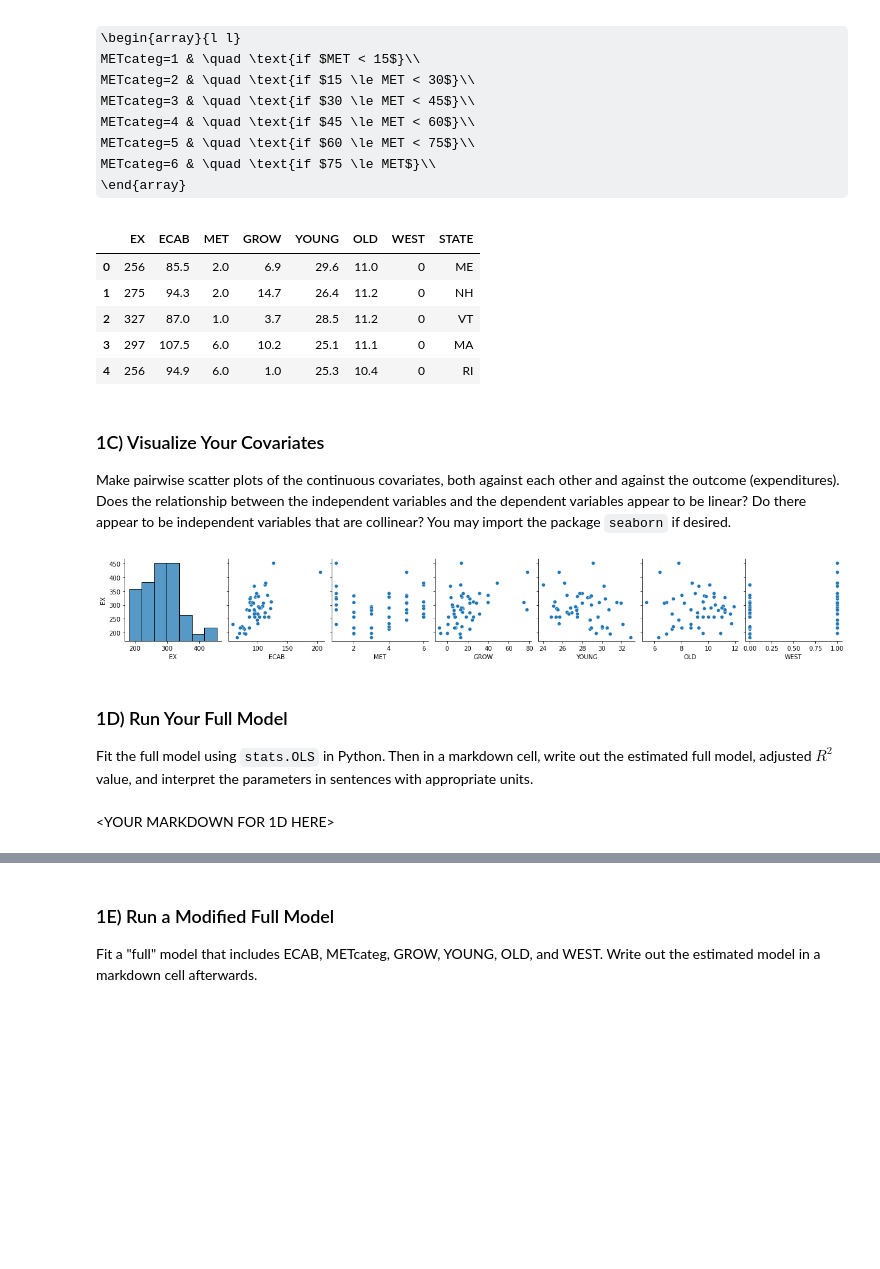
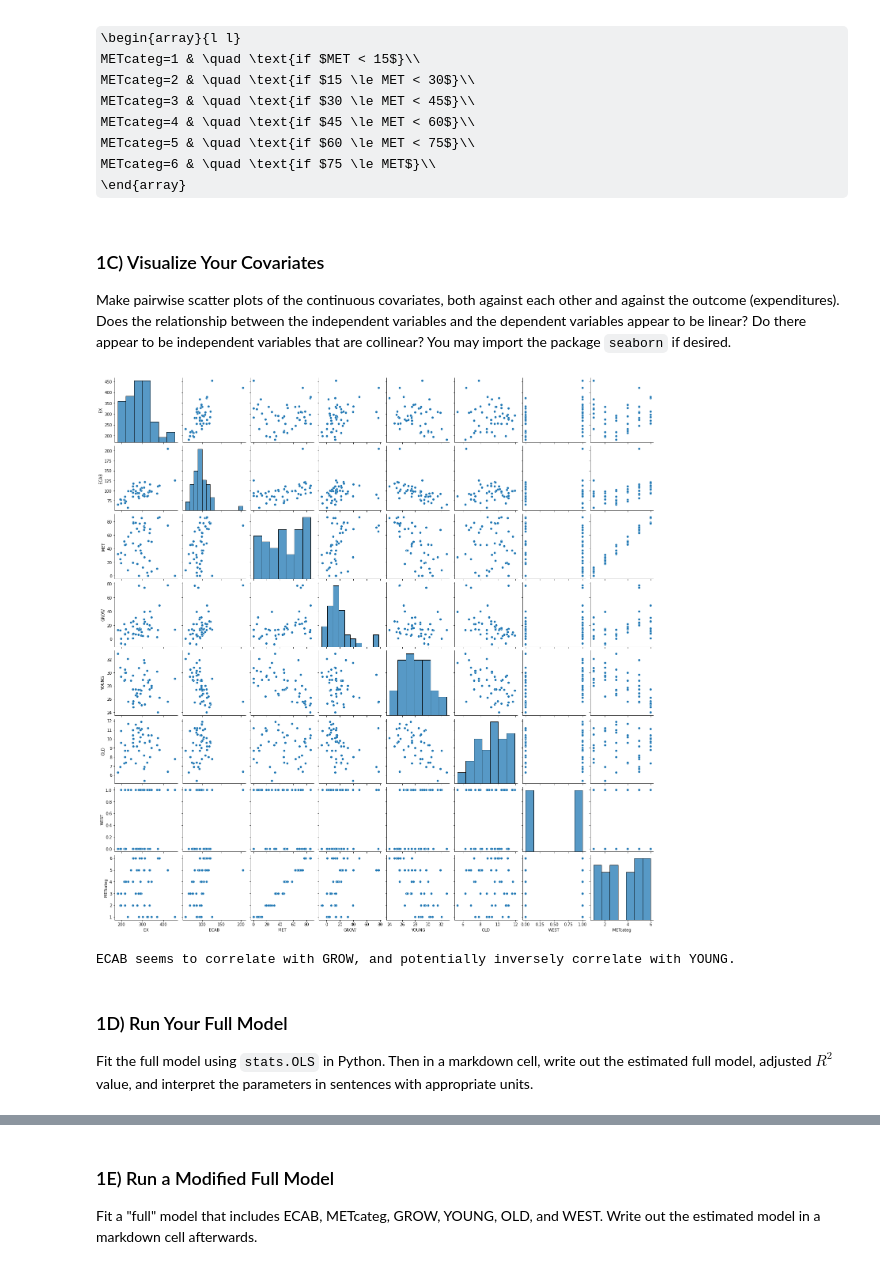
Before and after one commit to willemhscott/CSCI-3022, a Jupyter notebook: notebooks/Practicum2_Fall20.ipynb, the cells around one changed output, grey strips where cells are left out. Saved outputs shown, nothing was run; the diff lists cells and outputs as text; code cells hidden in the pictures; some formulas as TeX source; blank space fills up the shorter version.

```diff
--- a/notebooks/Practicum2_Fall20.ipynb
+++ b/notebooks/Practicum2_Fall20.ipynb
@@ -99,25 +99,19 @@ Set METcateg equal to
     METcateg=6 & \quad \text{if $75 \le MET$}\\
   \end{array}
 # %%
-df['MET'] = df['MET'].apply(lambda x: max(1, min((x-1)//15 + 1, 6)))
+df['METcateg'] = df['MET'].apply(lambda x: max(1, min((x-1)//15 + 1, 6)))
 df.head()
-# %% [output]
-|  | EX | ECAB | MET | GROW | YOUNG | OLD | WEST | STATE |
-| 0 | 256 | 85.5 | 2.0 | 6.9 | 29.6 | 11.0 | 0 | ME |
-| 1 | 275 | 94.3 | 2.0 | 14.7 | 26.4 | 11.2 | 0 | NH |
-| 2 | 327 | 87.0 | 1.0 | 3.7 | 28.5 | 11.2 | 0 | VT |
-| 3 | 297 | 107.5 | 6.0 | 10.2 | 25.1 | 11.1 | 0 | MA |
-| 4 | 256 | 94.9 | 6.0 | 1.0 | 25.3 | 10.4 | 0 | RI |
 # %% [markdown]
 ### 1C) Visualize Your Covariates
 Make pairwise scatter plots of the continuous covariates, both against each other and against the outcome (expenditures).   Does the relationship between the independent variables and the dependent variables appear to be linear?  Do there appear to be independent variables that are collinear?  You may import the package `seaborn` if desired.
 # %%
-sns.pairplot(df, y_vars=["EX"])
+sns.pairplot(df) # , y_vars=["EX"]
 plt.show()
 
 print("ECAB seems to correlate with GROW, and potentially inversely correlate with YOUNG.")
 # %% [output]
-[figure, old version]
+[figure, new version]
+ECAB seems to correlate with GROW, and potentially inversely correlate with YOUNG.
 # %% [markdown]
 ### 1D) Run Your Full Model
 Fit the full model using `stats.OLS` in Python.  Then in a markdown cell, write out the estimated full model, adjusted $R^2$ value, and interpret the parameters in sentences with appropriate units.
@@ -126,2 +117,0 @@ Fit the full model using `stats.OLS` in Python.  Then in a markdown cell, write
-# %% [markdown]
-<YOUR MARKDOWN FOR 1D HERE>
```
Also changed, not shown: parts of 17 cells of this notebook, 3 other files.
